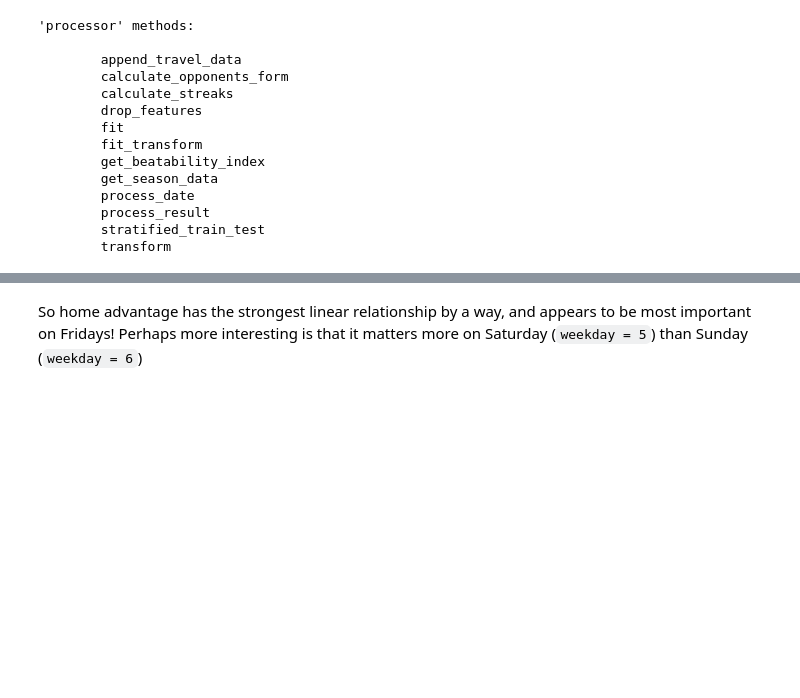
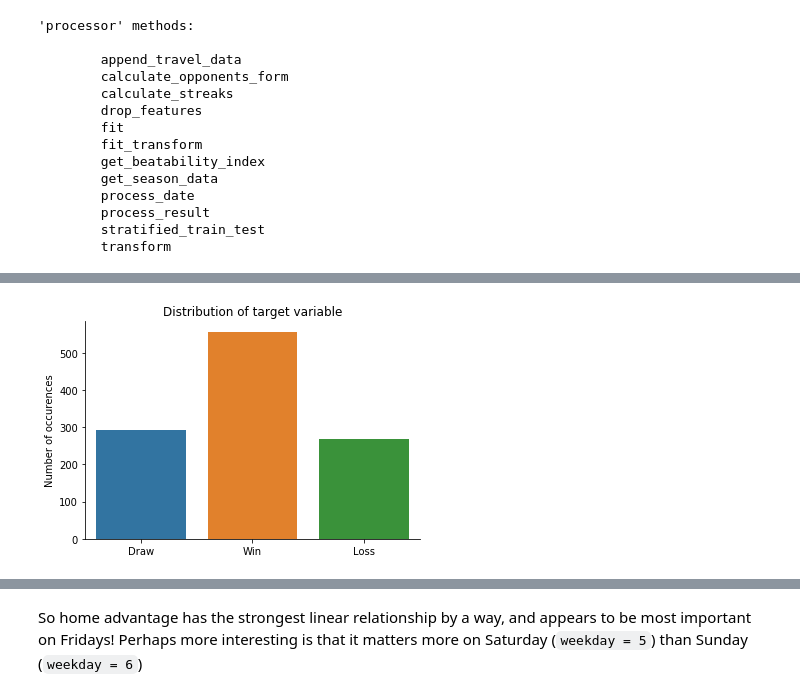
Before and after one commit to shep312/liverpool-predictions, a Jupyter notebook: gbm_main.ipynb, the cells around one changed output, grey strips where cells are left out. Drawn from its saved outputs; the diff is of its cells as text; code cells hidden in the pictures; blank space fills up the shorter version.

```diff
--- a/gbm_main.ipynb
+++ b/gbm_main.ipynb
@@ -123,3 +137,6 @@ df.drop(['team'], inplace=True, axis=1)
 # Also separate future fixtures
 future_df = df[df['result'] == 3]
 df = df[df['result'] != 3]
+
+# Result dictionary
+result_dict = {0: 'Draw', 1: 'Win', 2: 'Loss', 3: 'Future fixture'}
@@ -126 +149,13 @@ df = df[df['result'] != 3]
+# %%
+fig, ax = plt.subplots(1, 1, figsize=[6, 4])
+target_summary = df['result'].value_counts().sort_values()
+sns.barplot(x=target_summary.index, y=target_summary, ax=ax)
+ax.set_xticklabels(pd.Series(ax.get_xticks()).map(result_dict).values)
+ax.spines['top'].set_visible(False)
+ax.spines['right'].set_visible(False)
+ax.set_ylabel('Number of occurences')
+ax.set_title('Distribution of target variable')
+plt.show()
+# %% [output]
+[figure, added]
 # %% [markdown]
```
Also changed, not shown: parts of 33 cells of this notebook, 1 other file.
